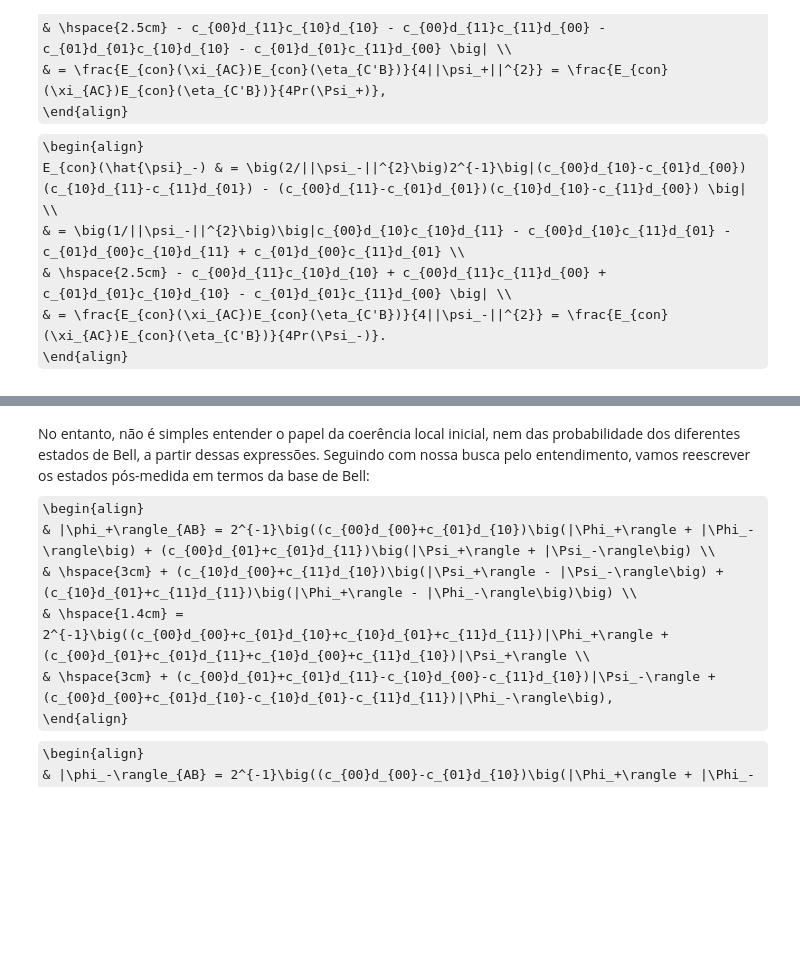
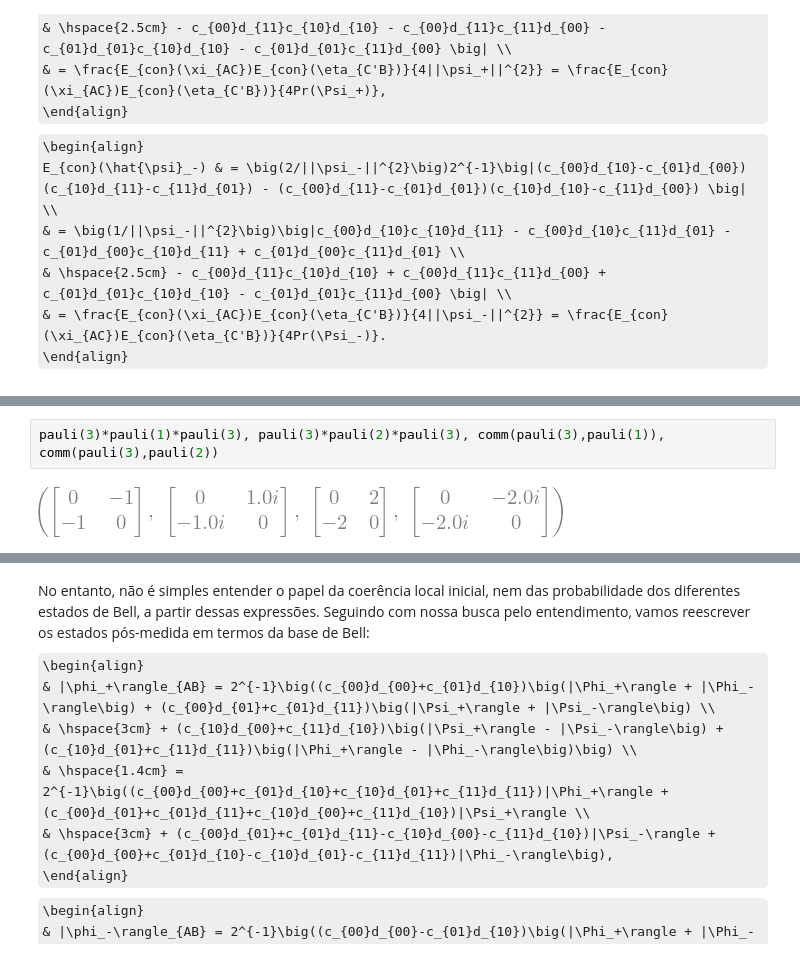
Before and after one commit to abbarreto/qiskit3, a Jupyter notebook: 02_entanglement_swap_coeh_pred.ipynb, the cells around one changed output, grey strips where cells are left out. Cells and saved outputs as stored; diff of their text form; some formulas as TeX source; blank space fills up the shorter version.

```diff
--- a/02_entanglement_swap_coeh_pred.ipynb
+++ b/02_entanglement_swap_coeh_pred.ipynb
@@ -89,0 +225,4 @@ Fazer o cálculo de $P$ e $C$ para estados gerais de um qubit
+# %%
+pauli(3)*pauli(1)*pauli(3), pauli(3)*pauli(2)*pauli(3), comm(pauli(3),pauli(1)), comm(pauli(3),pauli(2))
+# %% [output]
+[figure, added]
```
Also changed, not shown: parts of 42 cells of this notebook, 1 other file.
